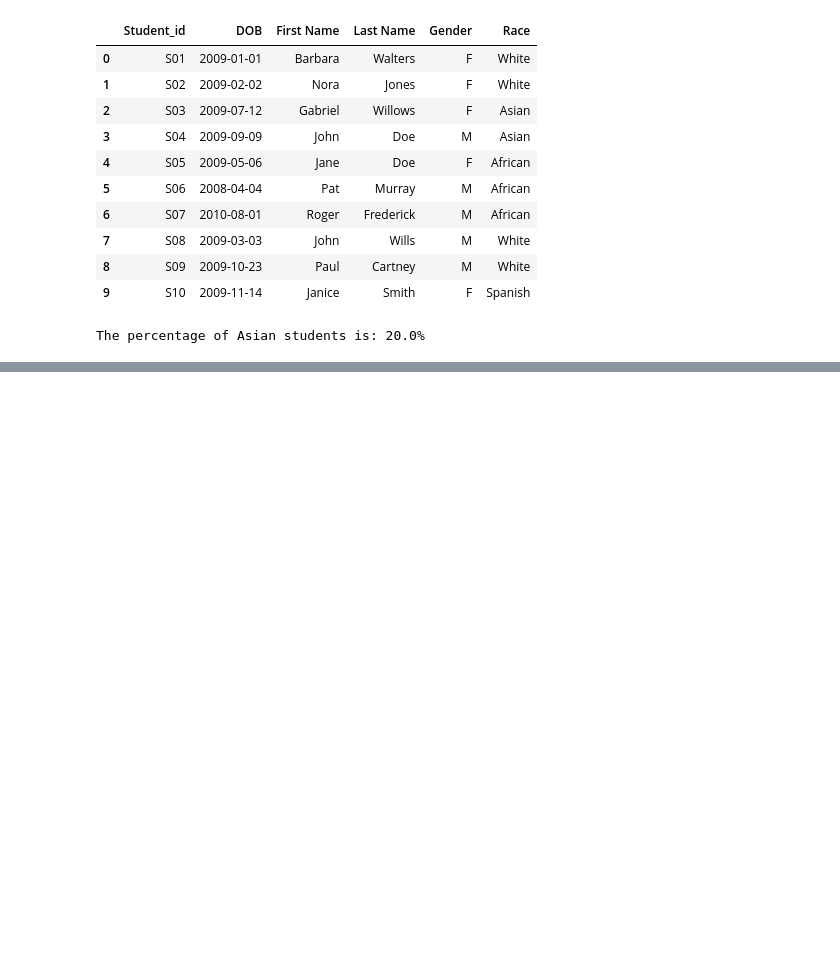
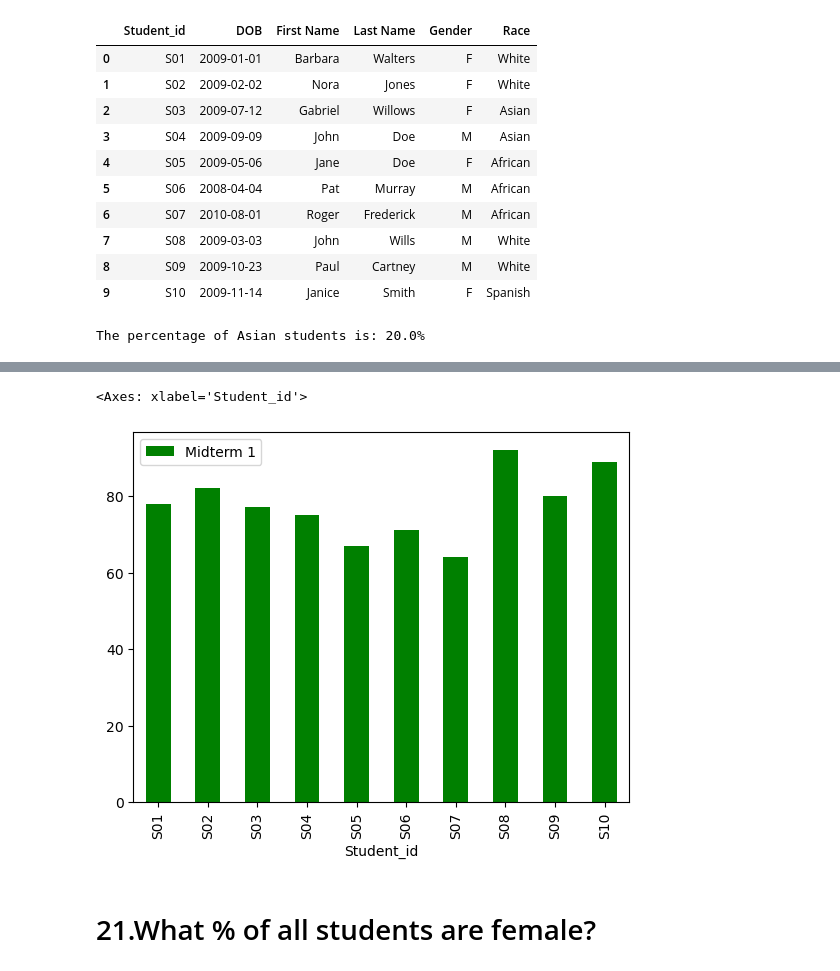
Before and after one commit to PHTeam7/Team7_TinyCoders_PythonHackathon_Dec, a Jupyter notebook: Team7_TinyCoders_Main80Questions.ipynb, the cells around one changed output, grey strips where cells are left out. Cells and saved outputs as stored; diff of their text form; code cells hidden in the pictures; blank space fills up the shorter version.

```diff
--- a/Team7_TinyCoders_Main80Questions.ipynb
+++ b/Team7_TinyCoders_Main80Questions.ipynb
@@ -55,0 +95,7 @@ The percentage of Asian students is: 20.0%
+# %%
+df_grades.plot.bar('Student_id','Midterm 1',color = 'green')
+# %% [output]
+<Axes: xlabel='Student_id'>
+[figure, added]
+# %% [markdown]
+# 21.What % of all students are female?
```
Also changed, not shown: parts of 25 cells of this notebook, 1 other file.
